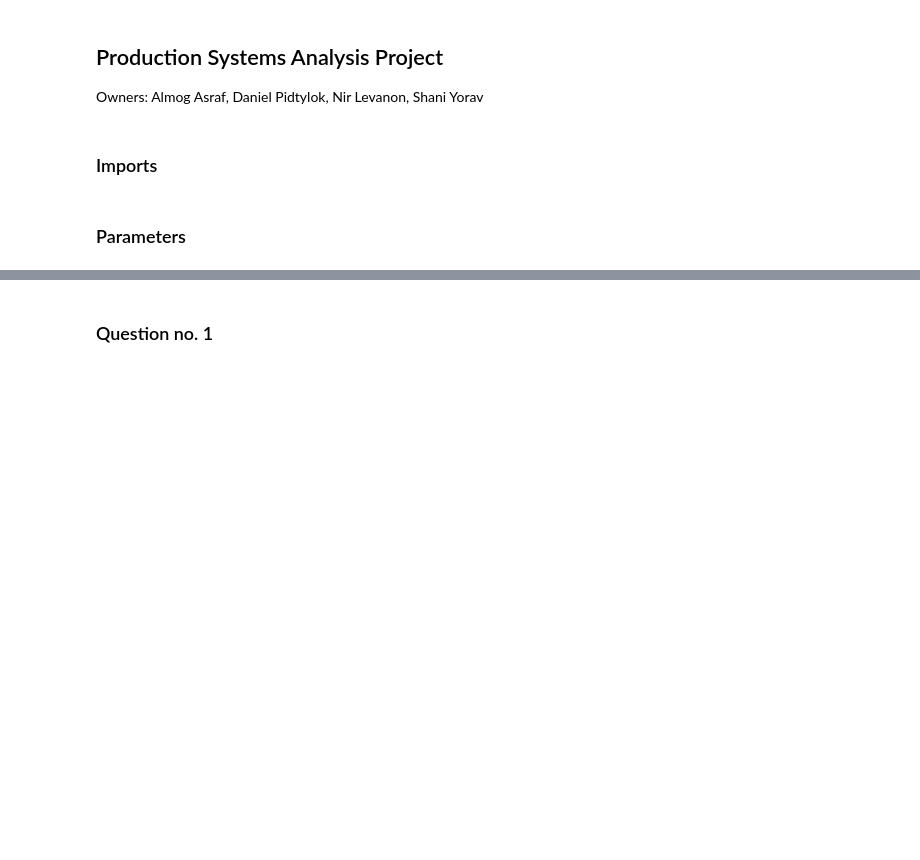
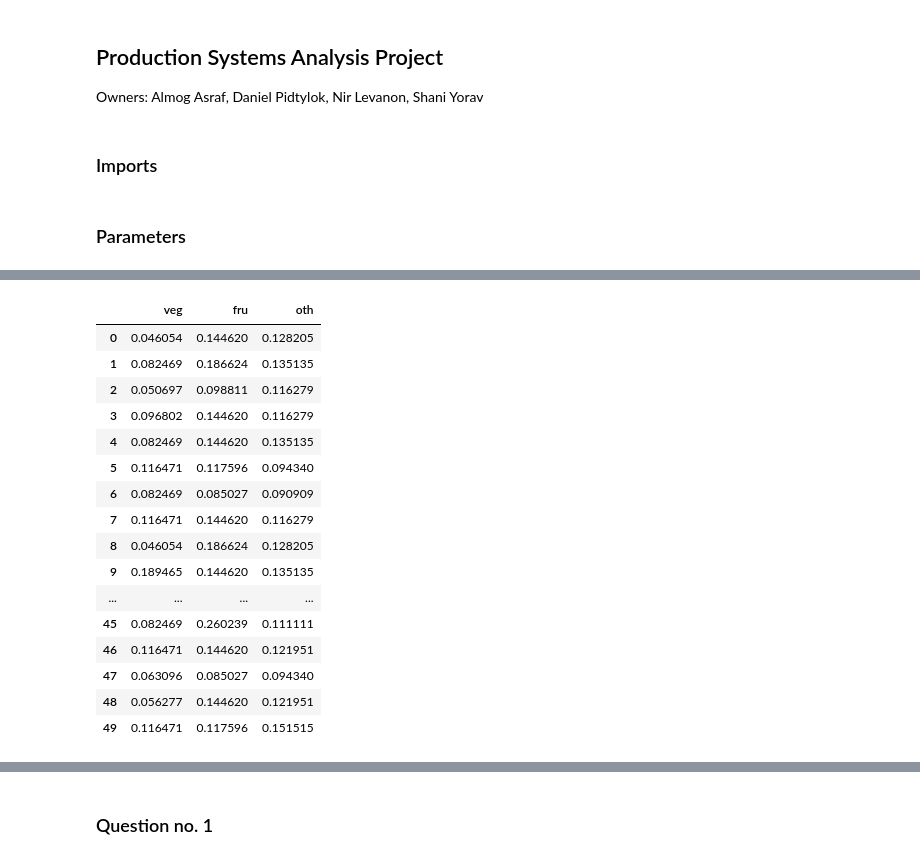
Before and after one commit to daniellepidt/online-supermarket, a Jupyter notebook: 7_אלמוג_דניאל_ניר_שני.ipynb, the cells around one changed output, grey strips where cells are left out. Saved outputs shown, nothing was run; the diff lists cells and outputs as text; code cells hidden in the pictures; blank space fills up the shorter version.

```diff
--- a/7_אלמוג_דניאל_ניר_שני.ipynb
+++ b/7_אלמוג_דניאל_ניר_שני.ipynb
@@ -22,0 +39,30 @@ v_df
+# %%
+v = {"veg":[],"fru":[], "oth":[]} # A dataframe of collector's velocity
+for i in v.keys():
+    for j in range(J):
+        if i == "veg":
+            v[i].append((25/(25+25*m[1][j]))**1.2)
+        elif i == "fru":
+            v[i].append((25/(25+30*m[2][j]))**1.1)
+        else:
+            v[i].append(25/(25+10*m[3][j]))
+v_df = pd.DataFrame(v)
+v_df
+# %% [output]
+|  | veg | fru | oth |
+| 0 | 0.046054 | 0.144620 | 0.128205 |
+| 1 | 0.082469 | 0.186624 | 0.135135 |
+| 2 | 0.050697 | 0.098811 | 0.116279 |
+| 3 | 0.096802 | 0.144620 | 0.116279 |
+| 4 | 0.082469 | 0.144620 | 0.135135 |
+| 5 | 0.116471 | 0.117596 | 0.094340 |
+| 6 | 0.082469 | 0.085027 | 0.090909 |
+| 7 | 0.116471 | 0.144620 | 0.116279 |
+| 8 | 0.046054 | 0.186624 | 0.128205 |
+| 9 | 0.189465 | 0.144620 | 0.135135 |
+| ... | ... | ... | ... |
+| 45 | 0.082469 | 0.260239 | 0.111111 |
+| 46 | 0.116471 | 0.144620 | 0.121951 |
+| 47 | 0.063096 | 0.085027 | 0.094340 |
+| 48 | 0.056277 | 0.144620 | 0.121951 |
+| 49 | 0.116471 | 0.117596 | 0.151515 |
```
Also changed, not shown: parts of 11 cells of this notebook.
